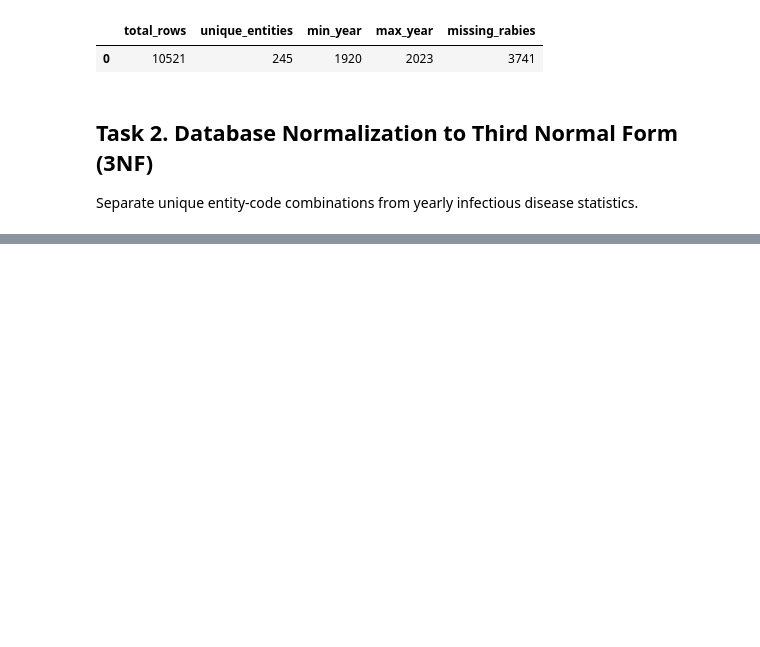
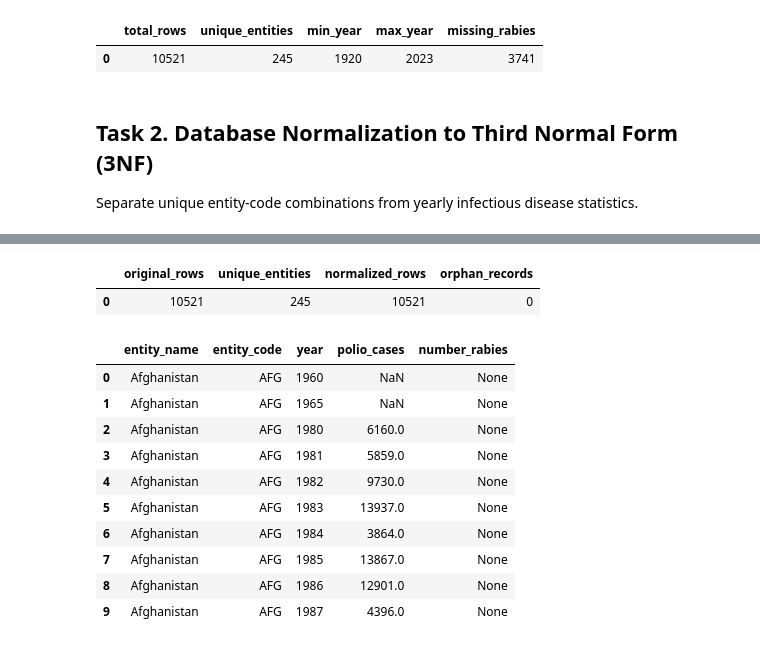
Before and after one commit to BorysZhyhalo/goit-rdb-fp, a Jupyter notebook: goit_rdb_fp.ipynb, the cells around one changed output, grey strips where cells are left out. Saved outputs shown, nothing was run; the diff lists cells and outputs as text; code cells hidden in the pictures; blank space fills up the shorter version.

```diff
--- a/goit_rdb_fp.ipynb
+++ b/goit_rdb_fp.ipynb
@@ -123,0 +205,48 @@ Separate unique entity-code combinations from yearly infectious disease statisti
+# %%
+display(pd.read_sql("""
+    SELECT
+        (SELECT COUNT(*)
+         FROM pandemic.infectious_cases) AS original_rows,
+
+        (SELECT COUNT(*)
+         FROM pandemic.entities) AS unique_entities,
+
+        (SELECT COUNT(*)
+         FROM pandemic.infectious_cases_normalized) AS normalized_rows,
+
+        (SELECT COUNT(*)
+         FROM pandemic.infectious_cases_normalized f
+         LEFT JOIN pandemic.entities e
+             ON f.entity_id = e.id
+         WHERE e.id IS NULL) AS orphan_records;
+""", engine))
+# %% [output]
+|  | original_rows | unique_entities | normalized_rows | orphan_records |
+| 0 | 10521 | 245 | 10521 | 0 |
+# %%
+#Check if we can reproduce table
+display(pd.read_sql("""
+    SELECT
+        e.entity_name,
+        e.entity_code,
+        f.year,
+        f.polio_cases,
+        f.number_rabies
+    FROM pandemic.infectious_cases_normalized AS f
+    JOIN pandemic.entities AS e
+        ON f.entity_id = e.id
+    ORDER BY e.entity_name, f.year
+    LIMIT 10;
+""", engine))
+# %% [output]
+|  | entity_name | entity_code | year | polio_cases | number_rabies |
+| 0 | Afghanistan | AFG | 1960 | NaN | None |
+| 1 | Afghanistan | AFG | 1965 | NaN | None |
+| 2 | Afghanistan | AFG | 1980 | 6160.0 | None |
+| 3 | Afghanistan | AFG | 1981 | 5859.0 | None |
+| 4 | Afghanistan | AFG | 1982 | 9730.0 | None |
+| 5 | Afghanistan | AFG | 1983 | 13937.0 | None |
+| 6 | Afghanistan | AFG | 1984 | 3864.0 | None |
+| 7 | Afghanistan | AFG | 1985 | 13867.0 | None |
+| 8 | Afghanistan | AFG | 1986 | 12901.0 | None |
+| 9 | Afghanistan | AFG | 1987 | 4396.0 | None |
```
Also changed, not shown: parts of 2 cells of this notebook.
